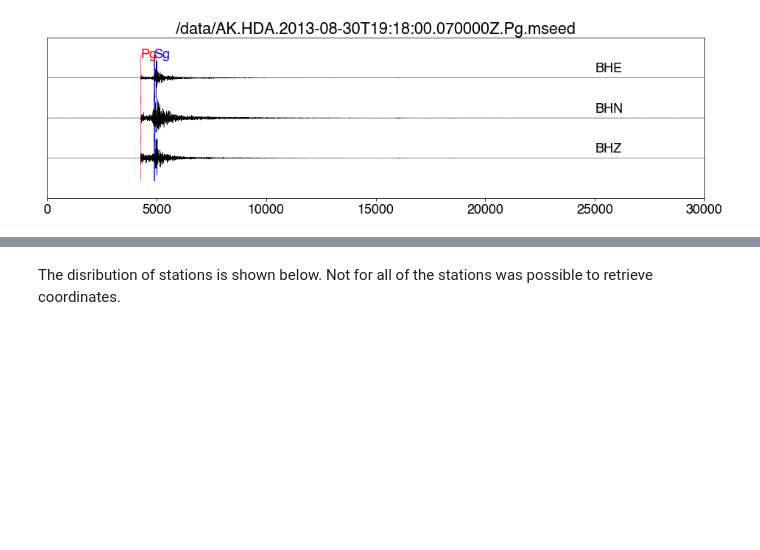
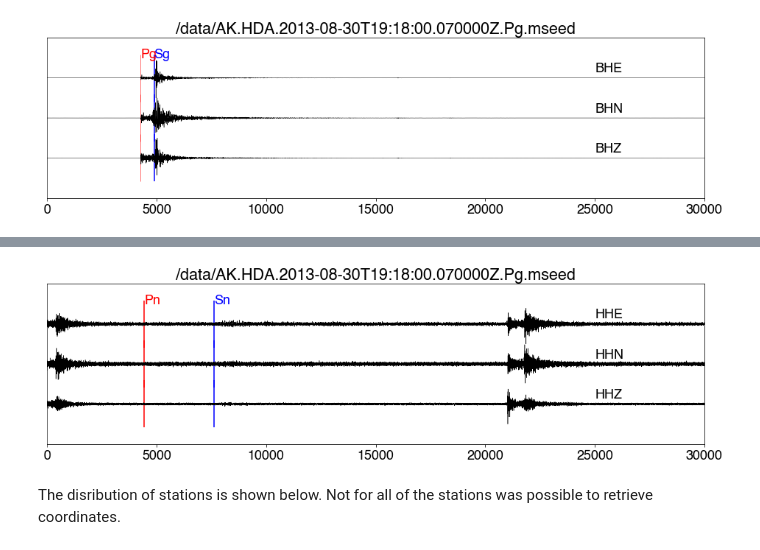
Before and after one commit to albertleonardo/Pn, a Jupyter notebook: demo_data.ipynb, the cells around one changed output, grey strips where cells are left out. Saved outputs shown, nothing was run; the diff lists cells and outputs as text; code cells hidden in the pictures; blank space fills up the shorter version.

```diff
--- a/demo_data.ipynb
+++ b/demo_data.ipynb
@@ -51,3 +79,7 @@ plot_example(one_demo)
+# %%
+plot_example(demodata[list(demodata.keys())[148]])
+# %% [output]
+[figure, added]
 # %% [markdown]
 The disribution of stations is shown below. Not for all of the stations was possible to retrieve coordinates.
 # %%
```
Also changed, not shown: parts of 6 cells of this notebook.
